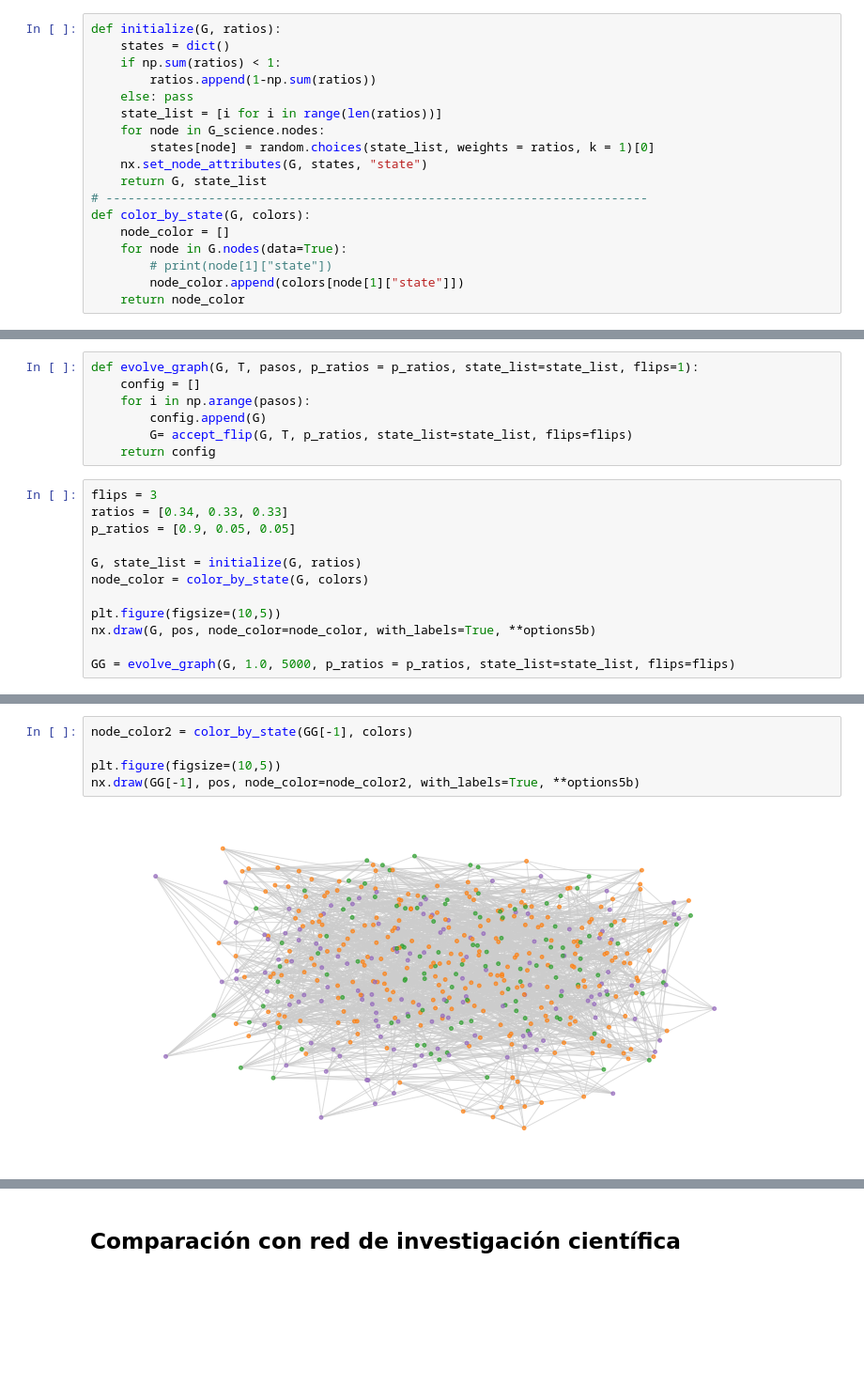
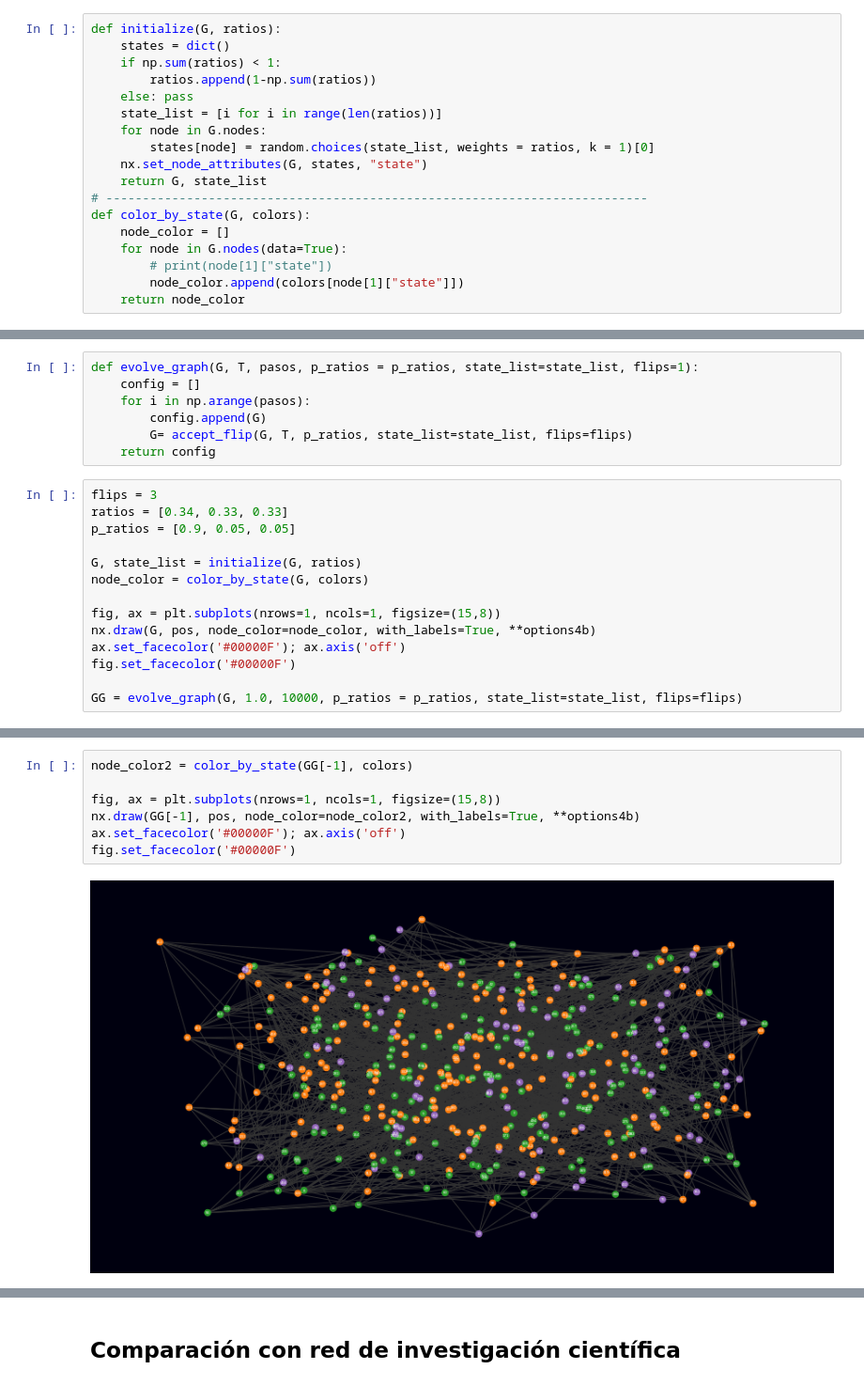
Before and after one commit to joshbrx/VoterModel_Network, a Jupyter notebook: VoterModel_v1.ipynb, the cells around one changed output, grey strips where cells are left out. Shown at 94% size. Saved outputs shown, nothing was run; the diff lists cells and outputs as text; blank space fills up the shorter version.

```diff
--- a/VoterModel_v1.ipynb
+++ b/VoterModel_v1.ipynb
@@ -155,7 +155,7 @@ def initialize(G, ratios):
         ratios.append(1-np.sum(ratios))
     else: pass
     state_list = [i for i in range(len(ratios))]
-    for node in G_science.nodes:
+    for node in G.nodes:
         states[node] = random.choices(state_list, weights = ratios, k = 1)[0]
     nx.set_node_attributes(G, states, "state")
     return G, state_list
@@ -276,8 +276,10 @@ p_ratios = [0.9, 0.05, 0.05]
 G, state_list = initialize(G, ratios)
 node_color = color_by_state(G, colors)
 
-plt.figure(figsize=(10,5))
-nx.draw(G, pos, node_color=node_color, with_labels=True, **options5b)
+fig, ax = plt.subplots(nrows=1, ncols=1, figsize=(15,8))
+nx.draw(G, pos, node_color=node_color, with_labels=True, **options4b)
+ax.set_facecolor('#00000F'); ax.axis('off')
+fig.set_facecolor('#00000F')
 
-GG = evolve_graph(G, 1.0, 5000, p_ratios = p_ratios, state_list=state_list, flips=flips)
+GG = evolve_graph(G, 1.0, 10000, p_ratios = p_ratios, state_list=state_list, flips=flips)
 # %% [output]
@@ -285,7 +287,9 @@ GG = evolve_graph(G, 1.0, 5000, p_ratios = p_ratios, state_list=state_list, flip
 # %%
 node_color2 = color_by_state(GG[-1], colors)
 
-plt.figure(figsize=(10,5))
-nx.draw(GG[-1], pos, node_color=node_color2, with_labels=True, **options5b)
+fig, ax = plt.subplots(nrows=1, ncols=1, figsize=(15,8))
+nx.draw(GG[-1], pos, node_color=node_color2, with_labels=True, **options4b)
+ax.set_facecolor('#00000F'); ax.axis('off')
+fig.set_facecolor('#00000F')
 # %% [output]
-[figure, old version]
+[figure, new version]
```
Also changed, not shown: parts of 22 cells of this notebook.
